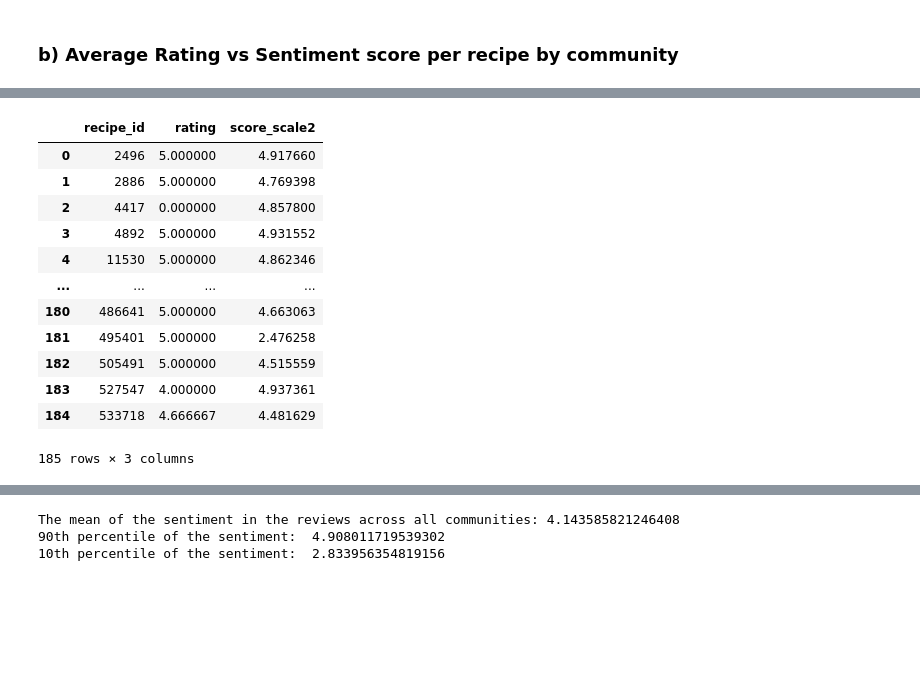
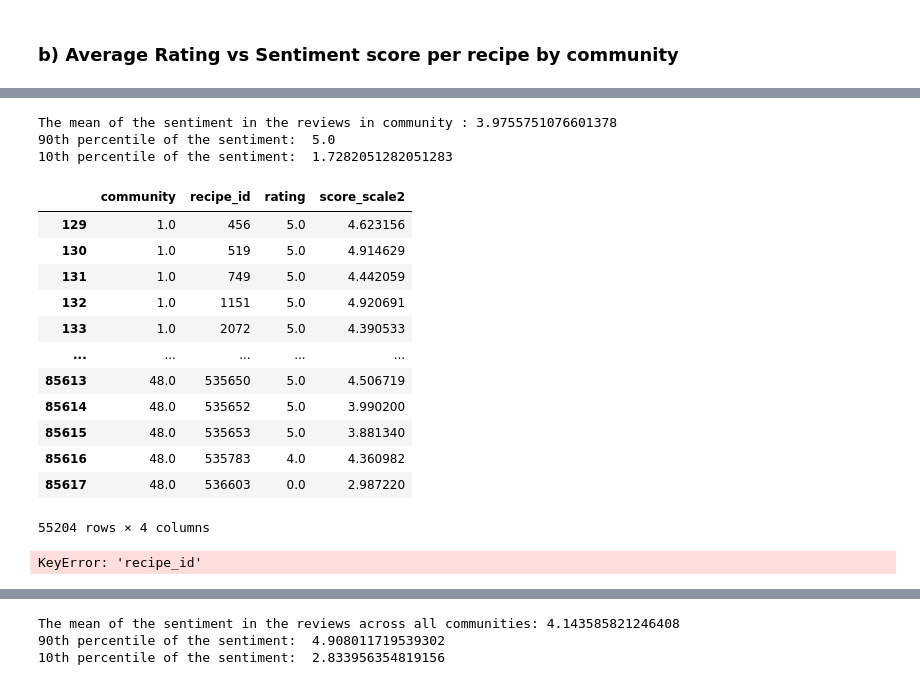
Before and after one commit to lucialarraona/finalproject_socialgraphs22, a Jupyter notebook: Notebooks/nlp_analysis.ipynb, the cells around one changed output, grey strips where cells are left out. Drawn from its saved outputs; the diff is of its cells as text; code cells hidden in the pictures; blank space fills up the shorter version.

```diff
--- a/Notebooks/nlp_analysis.ipynb
+++ b/Notebooks/nlp_analysis.ipynb
@@ -956,21 +970,52 @@ df_mean_rating_recipe
+# %%
+# Mean, 10th and 90th percentile of the sentiment in each community
+
+# Select community 0
+com0 = df_mean_rating_recipe['rating'].loc[48, :]
+com0 = com0.reset_index()
+
+mean_rev= com0['rating'].describe()['mean']
+
+print(f'The mean of the sentiment in the reviews in community : {mean_rev}')
+print("90th percentile of the sentiment: ",
+       np.percentile(com0['rating'], 90))
+
+print("10th percentile of the sentiment: ",
+       np.percentile(com0['rating'], 10))
+
+
+# Add the percentiles to a list for the plotting
+percentiles = [np.percentile(com0['rating'], 90), np.percentile(com0['rating'], 10)]
+# %% [output]
+The mean of the sentiment in the reviews in community : 3.9755751076601378
+90th percentile of the sentiment:  5.0
+10th percentile of the sentiment:  1.7282051282051283
+# %%
+df_mean_rating_recipe = df_mean_rating_recipe.reset_index()
+largest_com = [16.0, 5.0, 3.0, 40.0, 1.0, 26.0, 4.0, 48.0, 2.0, 32.0]
+df_mean_rating_recipe[df_mean_rating_recipe['community'].isin(largest_com)]
+# %% [output]
+|  | community | recipe_id | rating | score_scale2 |
+| 129 | 1.0 | 456 | 5.0 | 4.623156 |
+| 130 | 1.0 | 519 | 5.0 | 4.914629 |
+| 131 | 1.0 | 749 | 5.0 | 4.442059 |
+| 132 | 1.0 | 1151 | 5.0 | 4.920691 |
+| 133 | 1.0 | 2072 | 5.0 | 4.390533 |
+| ... | ... | ... | ... | ... |
+| 85613 | 48.0 | 535650 | 5.0 | 4.506719 |
+| 85614 | 48.0 | 535652 | 5.0 | 3.990200 |
+| 85615 | 48.0 | 535653 | 5.0 | 3.881340 |
+| 85616 | 48.0 | 535783 | 4.0 | 4.360982 |
+| 85617 | 48.0 | 536603 | 0.0 | 2.987220 |
+55204 rows × 4 columns
 # %%
 # Select community 0
-com0 = df_mean_rating_recipe.loc[0, :]
+com0 = df_mean_rating_recipe.loc[1, :]
+
 com0
 com0 = com0.reset_index()
 com0['recipe_id'] = com0['recipe_id'].astype(str)
-com0
+com0_bestrated = com0[com0['score_scale2'] == com0['score_scale2'].max()]
+com0_bestrated
 # %% [output]
-|  | recipe_id | rating | score_scale2 |
-| 0 | 2496 | 5.000000 | 4.917660 |
-| 1 | 2886 | 5.000000 | 4.769398 |
-| 2 | 4417 | 0.000000 | 4.857800 |
-| 3 | 4892 | 5.000000 | 4.931552 |
-| 4 | 11530 | 5.000000 | 4.862346 |
-| ... | ... | ... | ... |
-| 180 | 486641 | 5.000000 | 4.663063 |
-| 181 | 495401 | 5.000000 | 2.476258 |
-| 182 | 505491 | 5.000000 | 4.515559 |
-| 183 | 527547 | 4.000000 | 4.937361 |
-| 184 | 533718 | 4.666667 | 4.481629 |
-185 rows × 3 columns
+KeyError: 'recipe_id'
```
Also changed, not shown: parts of 12 cells of this notebook.
